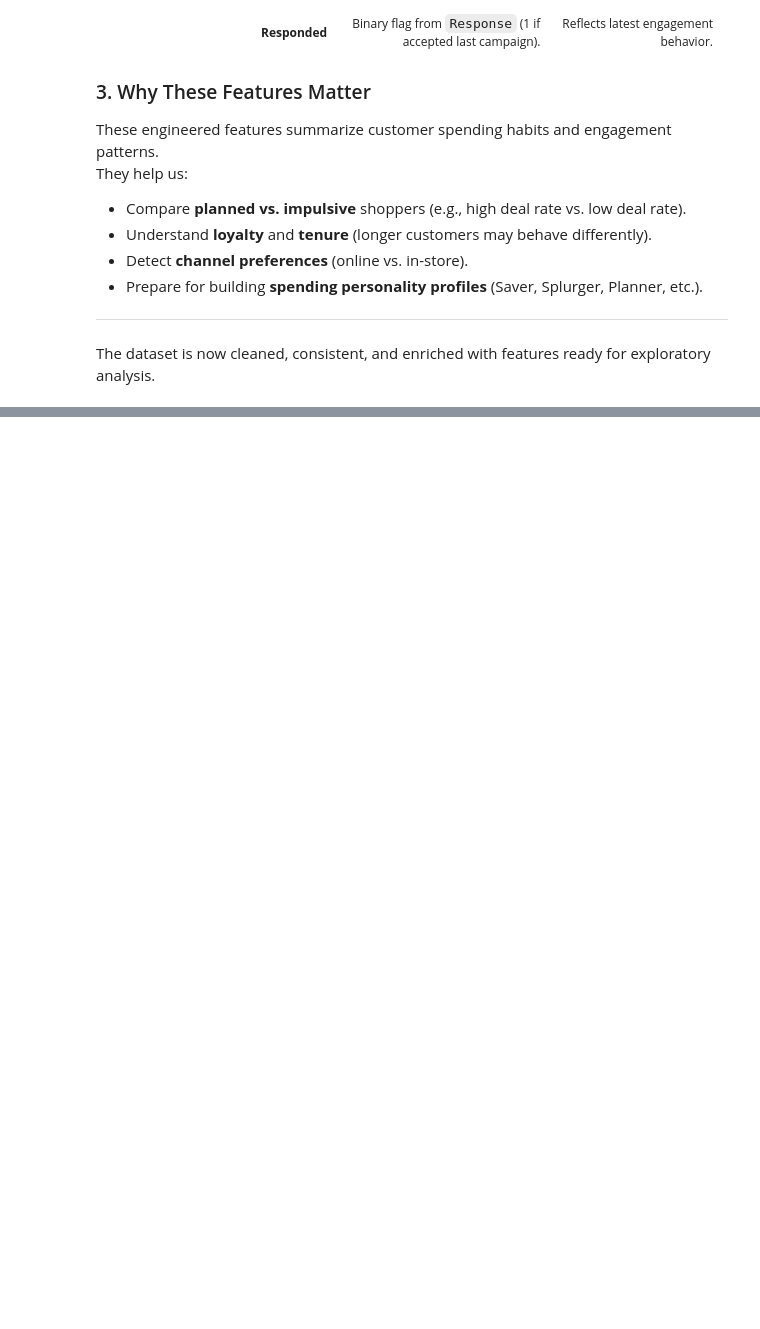
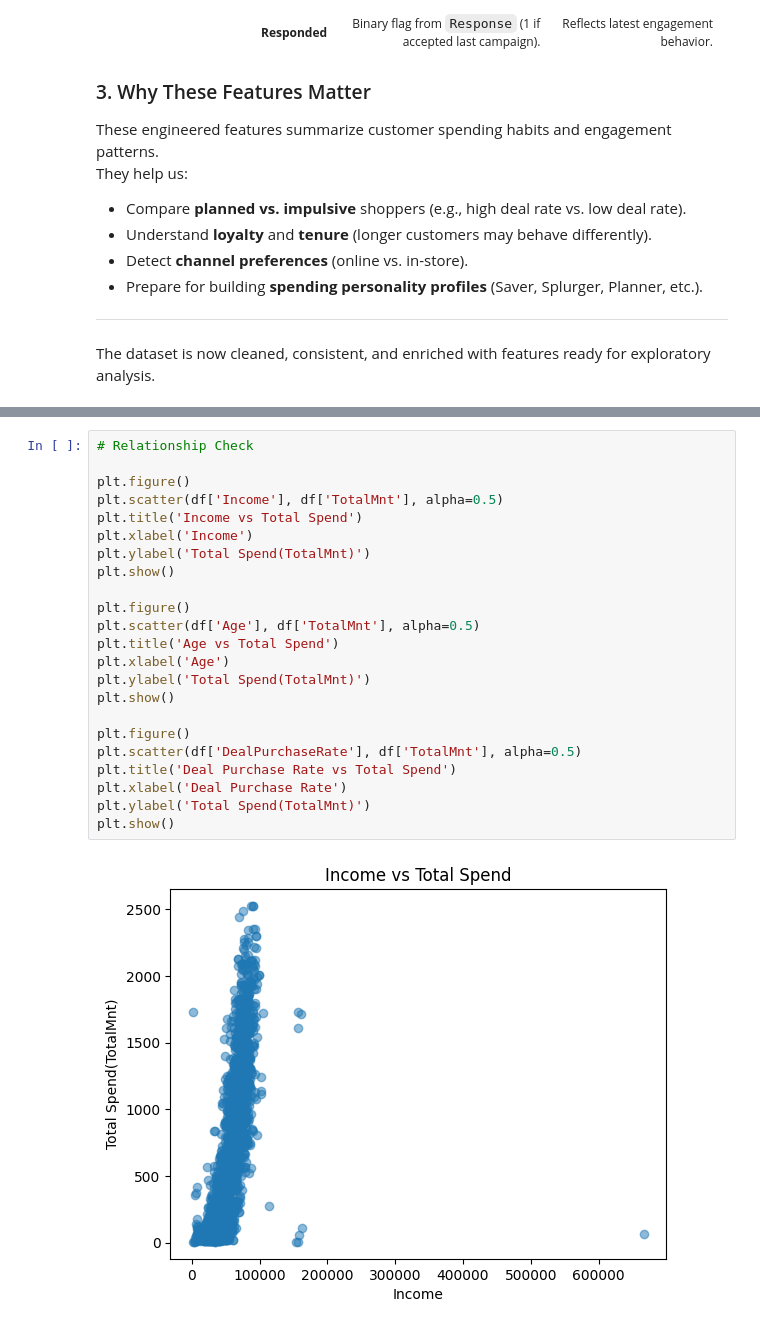
Before and after one commit to hamedtaeb/Smart-Budget-Planner, a Jupyter notebook: project.ipynb, the cells around one changed output, grey strips where cells are left out. Cells and saved outputs as stored; diff of their text form; blank space fills up the shorter version.

```diff
--- a/project.ipynb
+++ b/project.ipynb
@@ -258,0 +323,25 @@ The dataset is now cleaned, consistent, and enriched with features ready for exp
+# %%
+# Relationship Check
+
+plt.figure()
+plt.scatter(df['Income'], df['TotalMnt'], alpha=0.5)
+plt.title('Income vs Total Spend')
+plt.xlabel('Income')
+plt.ylabel('Total Spend(TotalMnt)')
+plt.show()
+
+plt.figure()
+plt.scatter(df['Age'], df['TotalMnt'], alpha=0.5)
+plt.title('Age vs Total Spend')
+plt.xlabel('Age')
+plt.ylabel('Total Spend(TotalMnt)')
+plt.show()
+
+plt.figure()
+plt.scatter(df['DealPurchaseRate'], df['TotalMnt'], alpha=0.5)
+plt.title('Deal Purchase Rate vs Total Spend')
+plt.xlabel('Deal Purchase Rate')
+plt.ylabel('Total Spend(TotalMnt)')
+plt.show()
+# %% [output]
+[figure, added]
```
Also changed, not shown: parts of 14 cells of this notebook.
